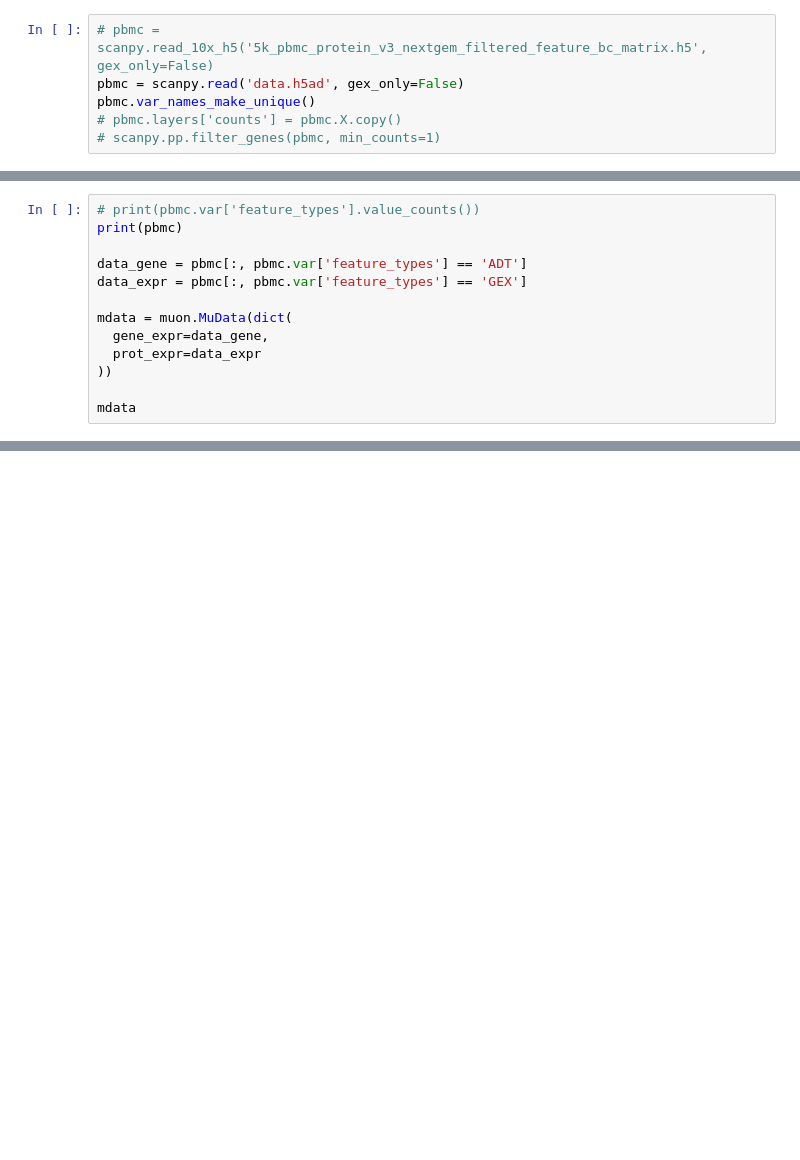
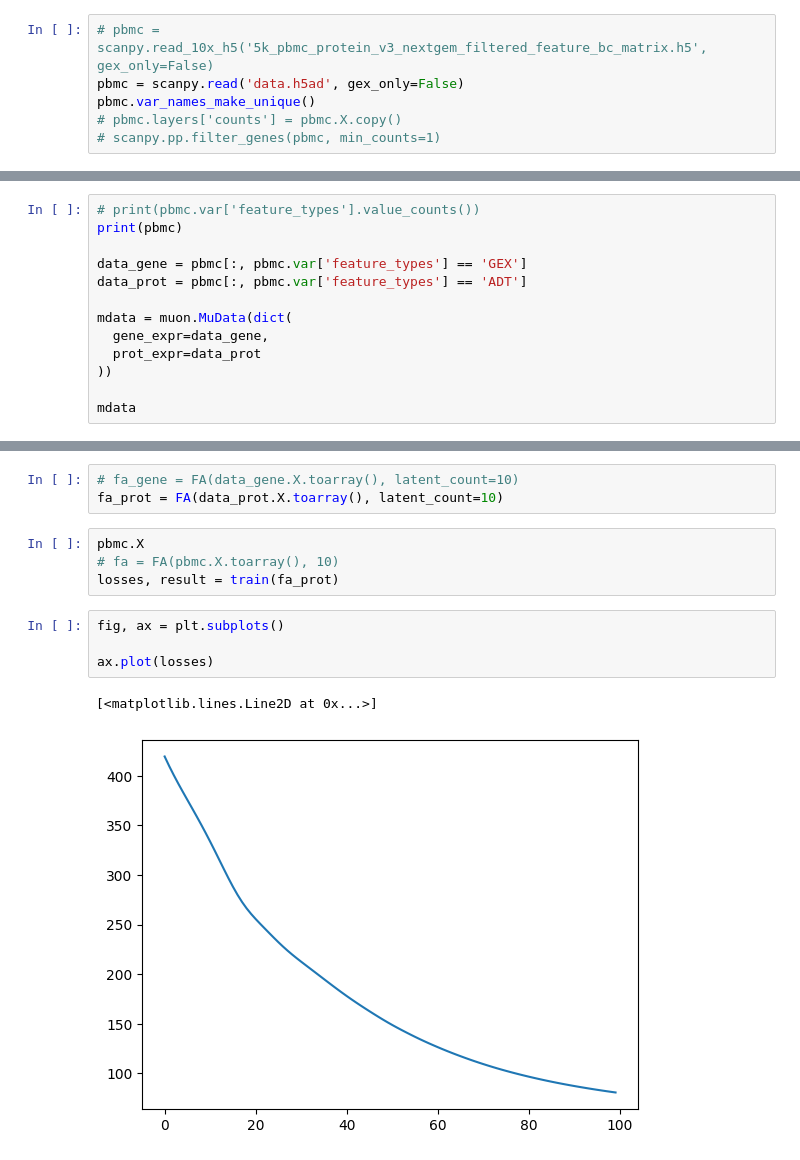
Before and after one commit to slietar/su-courses, a Jupyter notebook: deeplife/hackaton/notebook.ipynb, the cells around one changed output, grey strips where cells are left out. Drawn from its saved outputs; the diff is of its cells as text; blank space fills up the shorter version.

```diff
--- a/deeplife/hackaton/notebook.ipynb
+++ b/deeplife/hackaton/notebook.ipynb
@@ -14,12 +25,12 @@ pbmc.var_names_make_unique()
 # print(pbmc.var['feature_types'].value_counts())
 print(pbmc)
 
-data_gene = pbmc[:, pbmc.var['feature_types'] == 'ADT']
-data_expr = pbmc[:, pbmc.var['feature_types'] == 'GEX']
+data_gene = pbmc[:, pbmc.var['feature_types'] == 'GEX']
+data_prot = pbmc[:, pbmc.var['feature_types'] == 'ADT']
 
 mdata = muon.MuData(dict(
   gene_expr=data_gene,
-  prot_expr=data_expr
+  prot_expr=data_prot
 ))
 
 mdata
@@ -67,0 +165,14 @@ Saved MOFA embeddings in .obsm['X_mofa'] slot and their loadings in .varm['LFs']
+# %%
+# fa_gene = FA(data_gene.X.toarray(), latent_count=10)
+fa_prot = FA(data_prot.X.toarray(), latent_count=10)
+# %%
+pbmc.X
+# fa = FA(pbmc.X.toarray(), 10)
+losses, result = train(fa_prot)
+# %%
+fig, ax = plt.subplots()
+
+ax.plot(losses)
+# %% [output]
+[<matplotlib.lines.Line2D at 0x...>]
+[figure, added]
```
Also changed, not shown: parts of 12 cells of this notebook.
